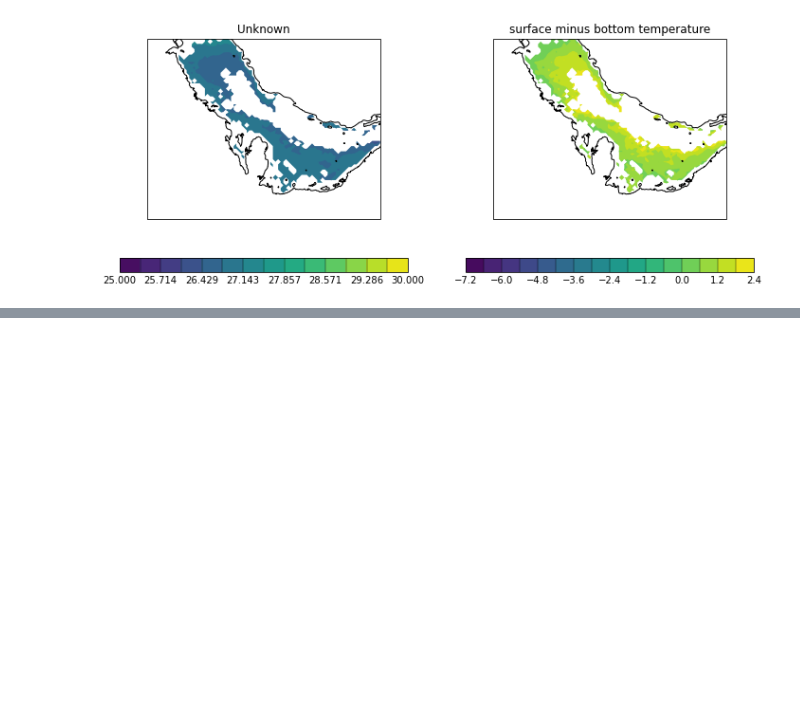
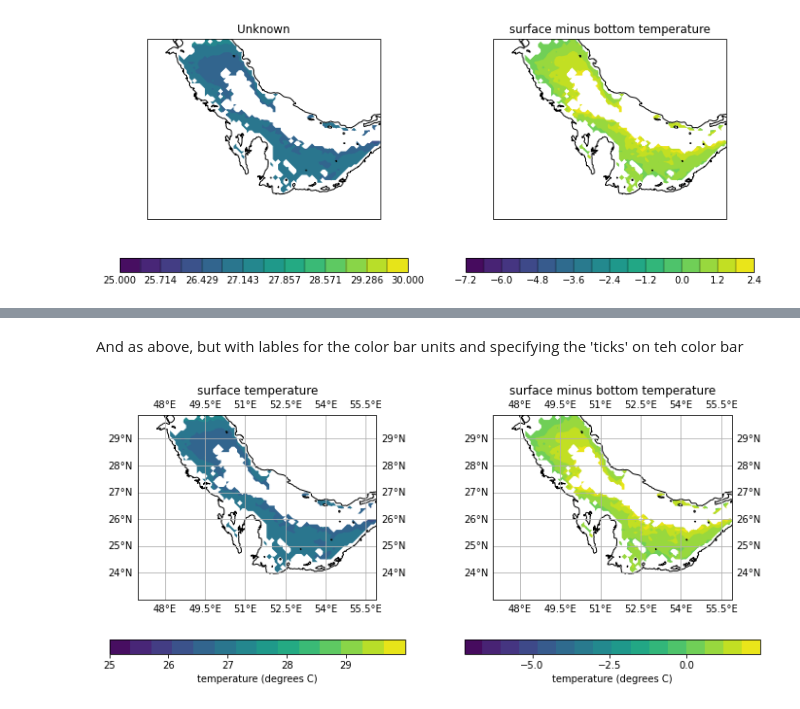
Before and after one commit to PaulHalloran/Jupiter_notebooks_halloran, a Jupyter notebook: arushi_plotting.ipynb, the cells around one changed output, grey strips where cells are left out. Drawn from its saved outputs; the diff is of its cells as text; code cells hidden in the pictures; blank space fills up the shorter version.

```diff
--- a/arushi_plotting.ipynb
+++ b/arushi_plotting.ipynb
@@ -166,0 +199,34 @@ Text(0.5, 1.0, 'surface minus bottom temperature')
+# %% [markdown]
+And as above, but with lables for the color bar units and specifying the 'ticks' on teh color bar
+# %%
+import numpy as np
+import cartopy.crs as ccrs
+import cartopy.feature as cfeature
+import matplotlib.pyplot as plt
+
+my_colour_bar_min = 25.0
+my_colour_bar_max = 30.0
+number_of_color_steps = 15
+color_range = np.linspace(my_colour_bar_min,my_colour_bar_max,number_of_color_steps)
+
+plt.figure(figsize=(12, 5))
+
+ax1 = plt.subplot(121, projection=ccrs.PlateCarree())
+iplt.contourf(cube_sfc_annmean, color_range)
+ax1.set_title('surface temperature')
+ax1.gridlines(draw_labels=True)
+plt.gca().coastlines()
+cbar = plt.colorbar(orientation='horizontal', ticks=[25, 26, 27, 28,29])
+cbar.set_label('temperature (degrees C)')
+
+ax2 = plt.subplot(122, projection=ccrs.PlateCarree())
+iplt.contourf(cube_sfc_annmean - cube_bot_annmean, 15)
+ax2.set_title('surface minus bottom temperature')
+ax2.gridlines(draw_labels=True)
+plt.gca().coastlines()
+cbar2 = plt.colorbar(orientation='horizontal', ticks=[-5,-2.5,0])
+cbar2.set_label('temperature (degrees C)')
+
+plt.show()
+# %% [output]
+[figure, added]
```
Also changed, not shown: parts of 4 cells of this notebook.
